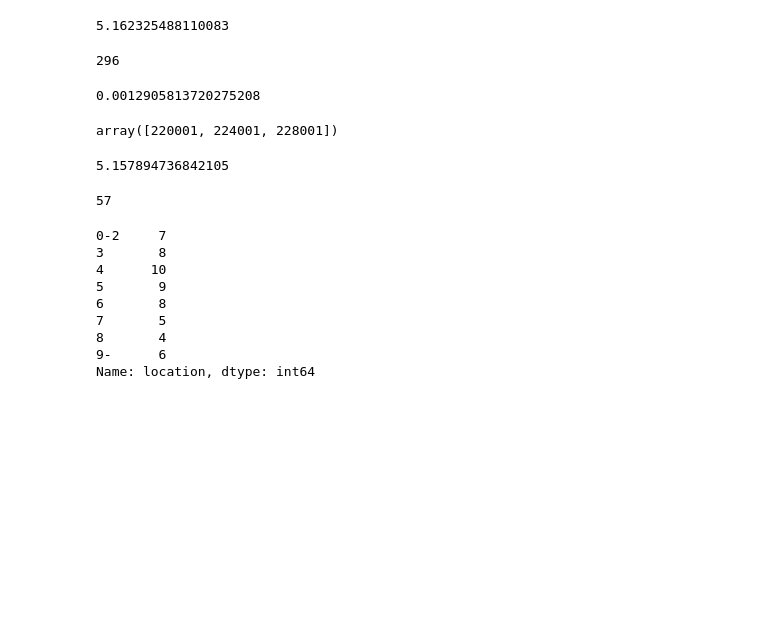
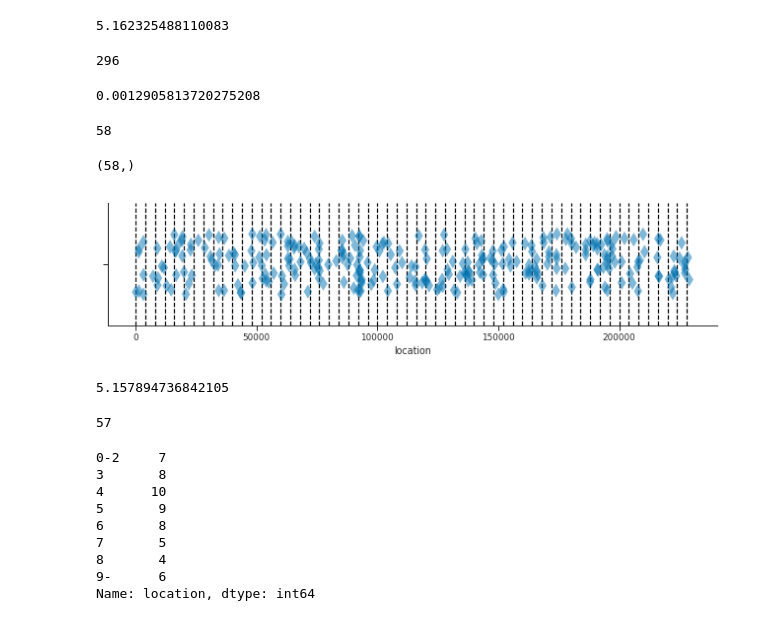
Before and after one commit to josephsalmon/agramfort.github.io, a Jupyter notebook: content/enseignement/Montpellier/HLMA408/EstimationTests.ipynb, the cells around one changed output. Saved outputs shown, nothing was run; the diff lists cells and outputs as text; code cells hidden in the pictures; blank space fills up the shorter version.

```diff
--- a/content/enseignement/Montpellier/HLMA408/EstimationTests.ipynb
+++ b/content/enseignement/Montpellier/HLMA408/EstimationTests.ipynb
@@ -175,10 +178,31 @@ n_palindromes/n_basis
 0.0012905813720275208
 # %%
 bins = np.arange(1, n_basis, step=4000)
+n_bins = bins.shape[0]
+n_bins
+# %% [output]
+58
 # %%
 bins[-3:]  # check the last will be [228001, \infty]....
+bins.shape
 # %% [output]
-array([220001, 224001, 228001])
+(58,)
+# %%
+# display bins:
+fig = plt.figure(figsize=(9, 2.5))
+ax = sns.stripplot(x=df_mcv["location"], alpha=0.5,
+                   jitter=0.2, size=10, marker="d")
+ax.vlines(bins, np.repeat(-0.4, n_bins),
+           np.repeat(0.4, n_bins), linestyle='--', color='k')
+plt.ylim([-0.4, 0.4])
+
+sns.despine()
+plt.tight_layout()
+plt.show()
+my_saving_display(fig, dirname,
+                  "jitter_location_bins", imageformat, saving=saving)
+# %% [output]
+[figure, added]
 # %%
 mcv_array = df_mcv['location'].values
 mcv_array
```
Also changed, not shown: parts of 5 cells of this notebook, 43 other files.
